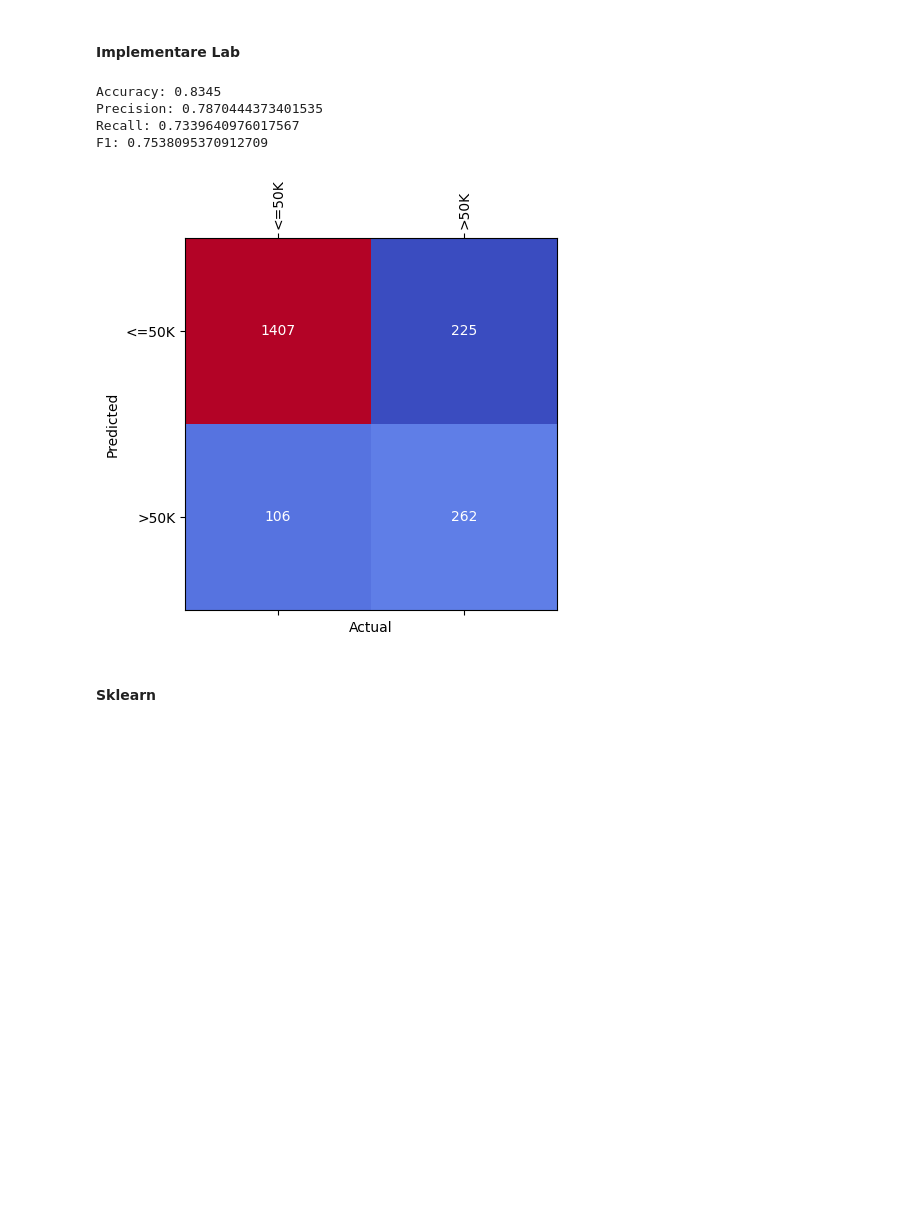
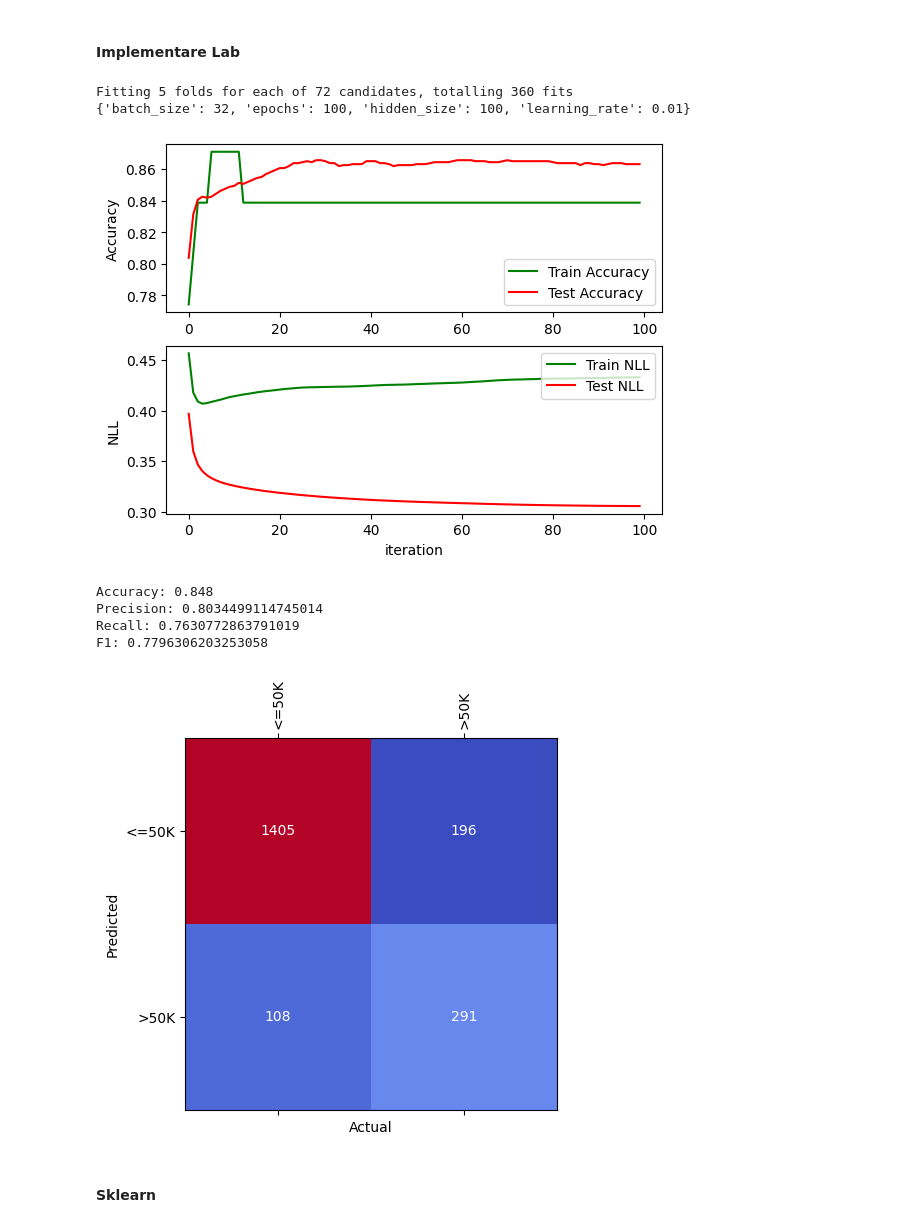
Before and after one commit to Earthbert/IA-project2, a Jupyter notebook: project.ipynb, the cells around one changed output. Cells and saved outputs as stored; diff of their text form; code cells hidden in the pictures; blank space fills up the shorter version.

```diff
--- a/project.ipynb
+++ b/project.ipynb
@@ -823,20 +892,41 @@ F1: 0.5776566681920927
 ### SalaryPrediction
 # %% [markdown]
 #### Implementare Lab
+# %%
+if False:
+    param_grid = {
+        'hidden_size': [80, 100, 120],
+        'batch_size': [32, 64, 128, 256],
+        'epochs': [100, 200, 300],
+        'learning_rate': [0.001, 0.01]
+
+    }
+
+    best_params = find_best_hyperparameters(LabMLP(), pre_sp_train_data, pre_sp_test_data, sp_target_category, param_grid, balance=False)
+    print(best_params)
+'''
+{'batch_size': 32, 'epochs': 100, 'hidden_size': 100, 'learning_rate': 0.01}
+'''
+# %% [output]
+Fitting 5 folds for each of 72 candidates, totalling 360 fits
+{'batch_size': 32, 'epochs': 100, 'hidden_size': 100, 'learning_rate': 0.01}
 # %%
-model = LabMLP(learning_rate=0.001, epochs=200, test_size=0.2, hidden_size=69, batch_size=64)
+best_params = {'batch_size': 32, 'epochs': 100, 'hidden_size': 100, 'learning_rate': 0.01}
+
+model = LabMLP(**best_params)
 results = apply_model(pre_sp_train_data,
                       pre_sp_test_data,
                       sp_target_category,
                       model, balance = False)
 model.plot()
 compute_show_metrics(results)
 show_confusion_matrix(results, sp_target_category)
 # %% [output]
+[figure, new version]
-Accuracy: 0.8345
-Precision: 0.7870444373401535
-Recall: 0.7339640976017567
-F1: 0.7538095370912709
+Accuracy: 0.848
+Precision: 0.8034499114745014
+Recall: 0.7630772863791019
+F1: 0.7796306203253058
-[figure, old version]
+[figure, added]
 # %% [markdown]
 #### Sklearn
```
Also changed, not shown: parts of 15 cells of this notebook.
